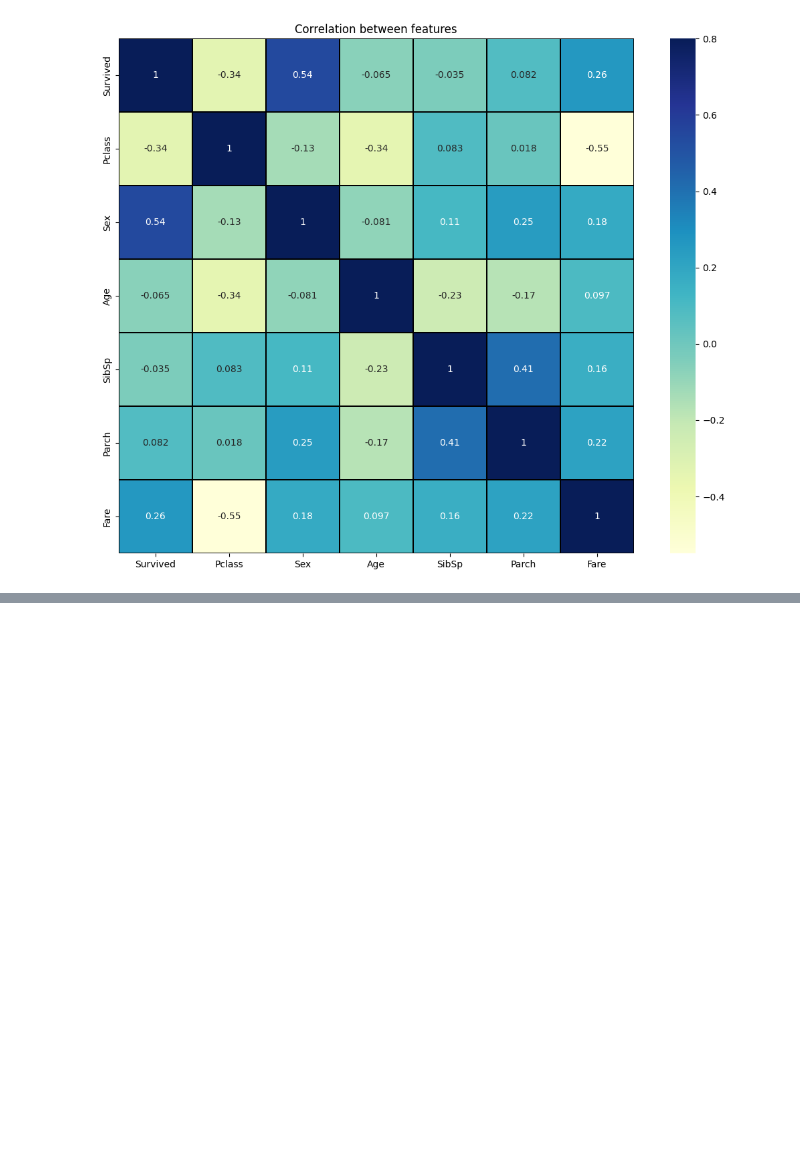
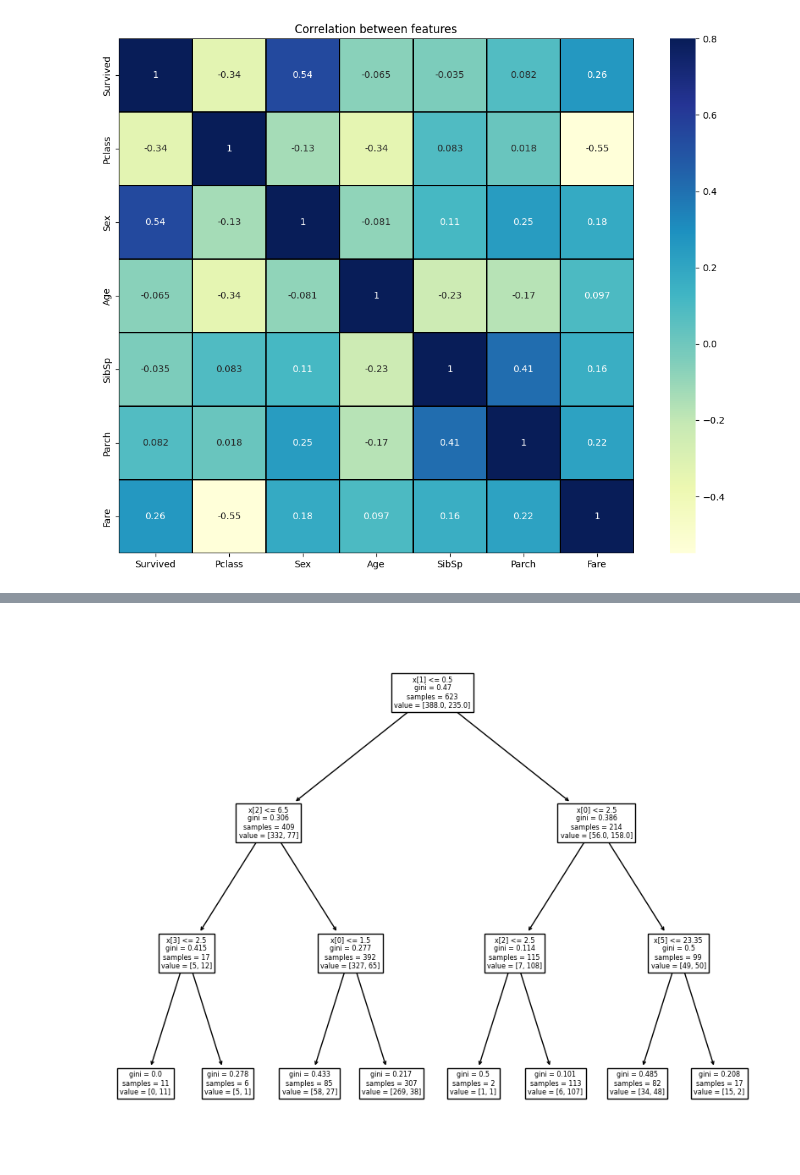
Before and after one commit to Godawela/CodeAlphaTasks, a Jupyter notebook: Titanic.ipynb, the cells around one changed output, grey strips where cells are left out. Drawn from its saved outputs; the diff is of its cells as text; code cells hidden in the pictures; blank space fills up the shorter version.

```diff
--- a/Titanic.ipynb
+++ b/Titanic.ipynb
@@ -410,0 +467,3 @@ plt.show()
+# %%
+# Splitting train and test set
+X_train,X_test,y_train,y_test = train_test_split(X,y,test_size=.3,random_state= 21)
@@ -410,0 +794,14 @@ plt.show()
+# %%
+# Decision Tree Classifier
+
+from sklearn.tree import DecisionTreeClassifier
+from sklearn.metrics import accuracy_score,confusion_matrix,classification_report
+decc = DecisionTreeClassifier()
+decc.fit(X_train,y_train)
+y_pred_decc = decc.predict(X_test)
+
+print("Training set score: {:.2f}".format(decc.score(X_train, y_train)))
+print("Test set score: {:.2f}".format(decc.score(X_test, y_test)))
+print("Accuracy Score: {:0.2f}".format(accuracy_score(y_test,y_pred_decc)))
+print("Confusion Matrix: \n",confusion_matrix(y_test,y_pred_decc))
+print("Classification_Report: \n",classification_report(y_test,y_pred_decc))
@@ -410,0 +824,14 @@ plt.show()
+# %%
+# Decision Tree Classifier with criterion gini index
+
+from sklearn.tree import DecisionTreeClassifier
+from sklearn.metrics import accuracy_score,confusion_matrix,classification_report
+clf_gini = DecisionTreeClassifier(criterion='gini', max_depth=3, random_state=0)
+clf_gini.fit(X_train, y_train)
+y_pred_gini = clf_gini.predict(X_test)
+
+print("Training set score: {:.2f}".format(clf_gini.score(X_train, y_train)))
+print("Test set score: {:.2f}".format(clf_gini.score(X_test, y_test)))
+print("Accuracy Score: {:0.2f}".format(accuracy_score(y_test,y_pred_gini)))
+print("Confusion Matrix: \n",confusion_matrix(y_test,y_pred_gini))
+print("Classification_Report: \n",classification_report(y_test,y_pred_gini))
@@ -410,0 +854,10 @@ plt.show()
+# %%
+# Visualize decision-trees
+
+plt.figure(figsize=(10,8))
+
+from sklearn import tree
+tree.plot_tree(clf_gini.fit(X_train, y_train))
+plt.show()
+# %% [output]
+[figure, added]
```
Also changed, not shown: parts of 21 cells of this notebook.
